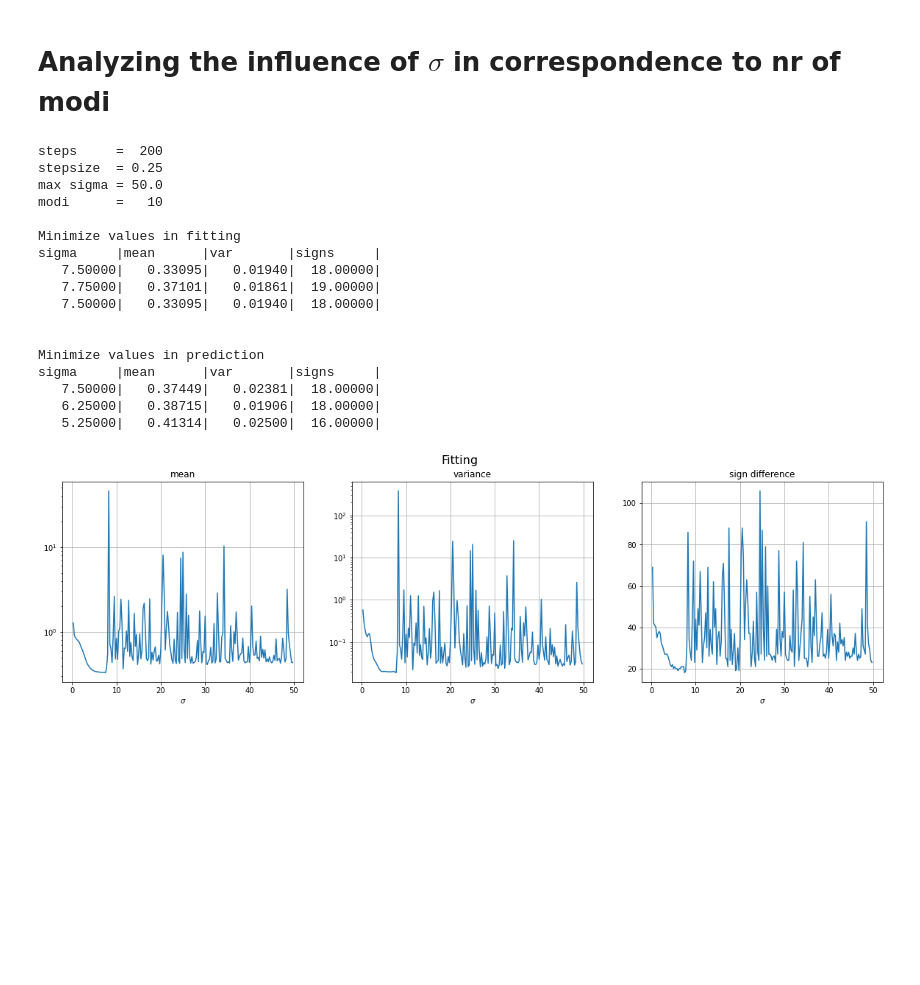
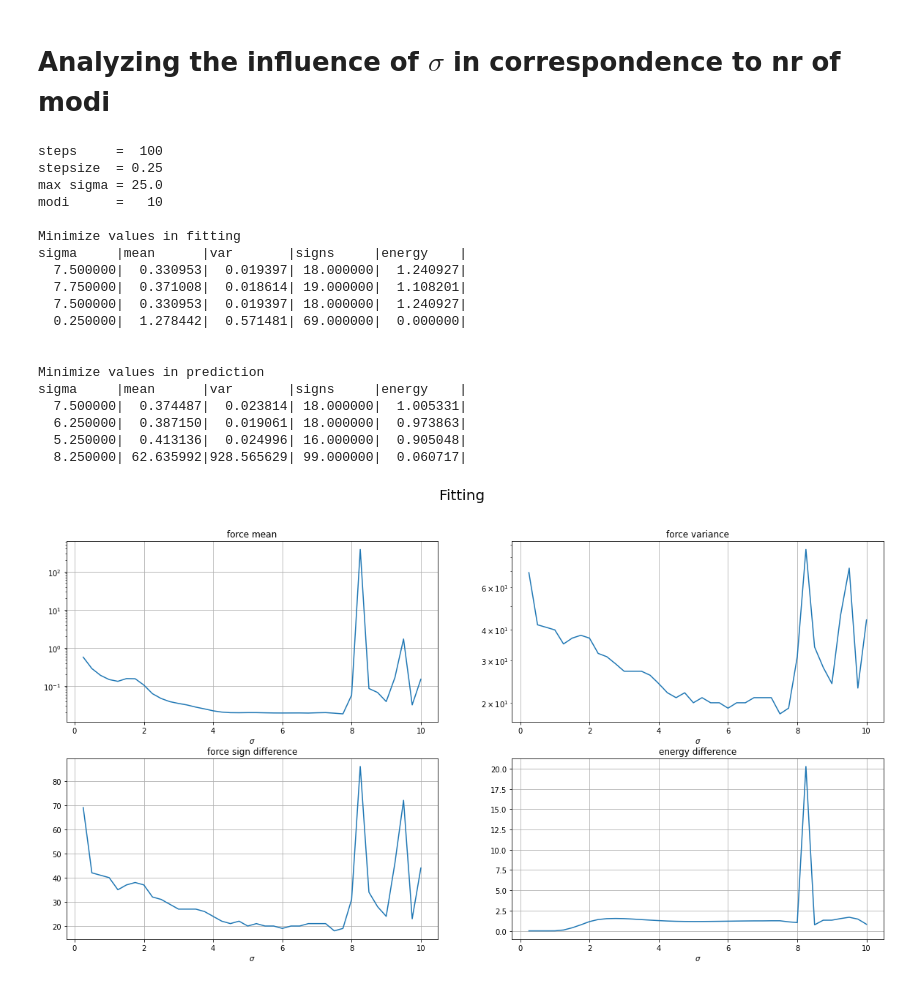
Before and after one commit to Lactose94/LP-Machine-Learning, a Jupyter notebook: Test_quality.ipynb, the cells around one changed output. Drawn from its saved outputs; the diff is of its cells as text; code cells hidden in the pictures; blank space fills up the shorter version.

Commit message:
added new data

```diff
--- a/Test_quality.ipynb
+++ b/Test_quality.ipynb
@@ -72,15 +72,17 @@ def min_sigma_of_axis(data, axis):
     return data[np.where(data[:, axis] == np.amin(data[:, axis]))][0]
 
 def plot3(data: np.array, max_n, title=""):
-    fig, axs = plt.subplots(1, 3, figsize = (20, 5))
-    fig.suptitle(title, fontsize=16)
-    titles = ["mean", "variance", "sign difference"]
-    for i in range(1, 4):
-        axs[i-1].plot(data[:max_n, 0], data[:max_n, i])
-        axs[i-1].grid()
-        axs[i-1].set(xlabel="$\sigma$", title=titles[i-1])
-        if i != 3:
-            axs[i-1].set_yscale('log')
+    fig, axs = plt.subplots(2, 2, figsize = (20, 10))
+    fig.suptitle(title, fontsize=20)
+    titles = np.array([["force mean", "force variance"], ["force sign difference", "energy difference"]])
+    for i in range(1, 3):
+        for j in range(1, 3):
+            axs[i-1, j-1].plot(data[:max_n, 0], data[:max_n, i+j])
+            axs[i-1, j-1].grid()
+            axs[i-1, j-1].set(xlabel="$\sigma$", title=titles[i-1, j-1])
+            if i == 1:
+                axs[i-1, j-1].set_yscale('log')
+
 
 def analyze(n: int, modi: int, step=0.25, max_n=-1):
     print(f'{"steps":10}={n:5}')
@@ -91,21 +93,21 @@ def analyze(n: int, modi: int, step=0.25, max_n=-1):
     step_str = float_to_str(step)
     fit = np.loadtxt(f'test_data/fit_{n}-{modi}-{step_str}.dat')
     print('Minimize values in fitting')
-    print(f'{"sigma":10}|{"mean":10}|{"var":10}|{"signs":10}|')
-    for i in range(1, 4):
+    print(f'{"sigma":10}|{"mean":10}|{"var":10}|{"signs":10}|{"energy":10}|')
+    for i in range(1, 5):
         line = ""
         for val in min_sigma_of_axis(fit, i):
-            line += f'{val:10.5f}|'
+            line += f'{val:10.6f}|'
         print(line)
 
     print("\n")
     prediction = np.loadtxt(f'test_data/prediction_{n}-{modi}-{step_str}.dat')
     print('Minimize values in prediction')
-    print(f'{"sigma":10}|{"mean":10}|{"var":10}|{"signs":10}|')
-    for i in range(1, 4):
+    print(f'{"sigma":10}|{"mean":10}|{"var":10}|{"signs":10}|{"energy":10}|')
+    for i in range(1, 5):
         line = ""
         for val in min_sigma_of_axis(prediction, i):
-            line += f'{val:10.5f}|'
+            line += f'{val:10.6f}|'
         print(line)
 
     plot3(fit, max_n, "Fitting")
@@ -182,23 +184,25 @@ Relative to size of F:
 # %% [markdown]
 # Analyzing the influence of $\sigma$ in correspondence to nr of modi
 # %%
-analyze(200, 10, max_n = -1)
+analyze(100, 10, 0.25, max_n = 40)
 # %% [output]
-steps     =  200
+steps     =  100
 stepsize  = 0.25
-max sigma = 50.0
+max sigma = 25.0
 modi      =   10
 
 Minimize values in fitting
-sigma     |mean      |var       |signs     |
-   7.50000|   0.33095|   0.01940|  18.00000|
-   7.75000|   0.37101|   0.01861|  19.00000|
-   7.50000|   0.33095|   0.01940|  18.00000|
+sigma     |mean      |var       |signs     |energy    |
+  7.500000|  0.330953|  0.019397| 18.000000|  1.240927|
+  7.750000|  0.371008|  0.018614| 19.000000|  1.108201|
+  7.500000|  0.330953|  0.019397| 18.000000|  1.240927|
+  0.250000|  1.278442|  0.571481| 69.000000|  0.000000|
 
 
 Minimize values in prediction
-sigma     |mean      |var       |signs     |
-   7.50000|   0.37449|   0.02381|  18.00000|
-   6.25000|   0.38715|   0.01906|  18.00000|
-   5.25000|   0.41314|   0.02500|  16.00000|
+sigma     |mean      |var       |signs     |energy    |
+  7.500000|  0.374487|  0.023814| 18.000000|  1.005331|
+  6.250000|  0.387150|  0.019061| 18.000000|  0.973863|
+  5.250000|  0.413136|  0.024996| 16.000000|  0.905048|
+  8.250000| 62.635992|928.565629| 99.000000|  0.060717|
-[figure, old version]
+[figure, new version]
```
Also changed, not shown: parts of 13 cells of this notebook, 10 other files.
